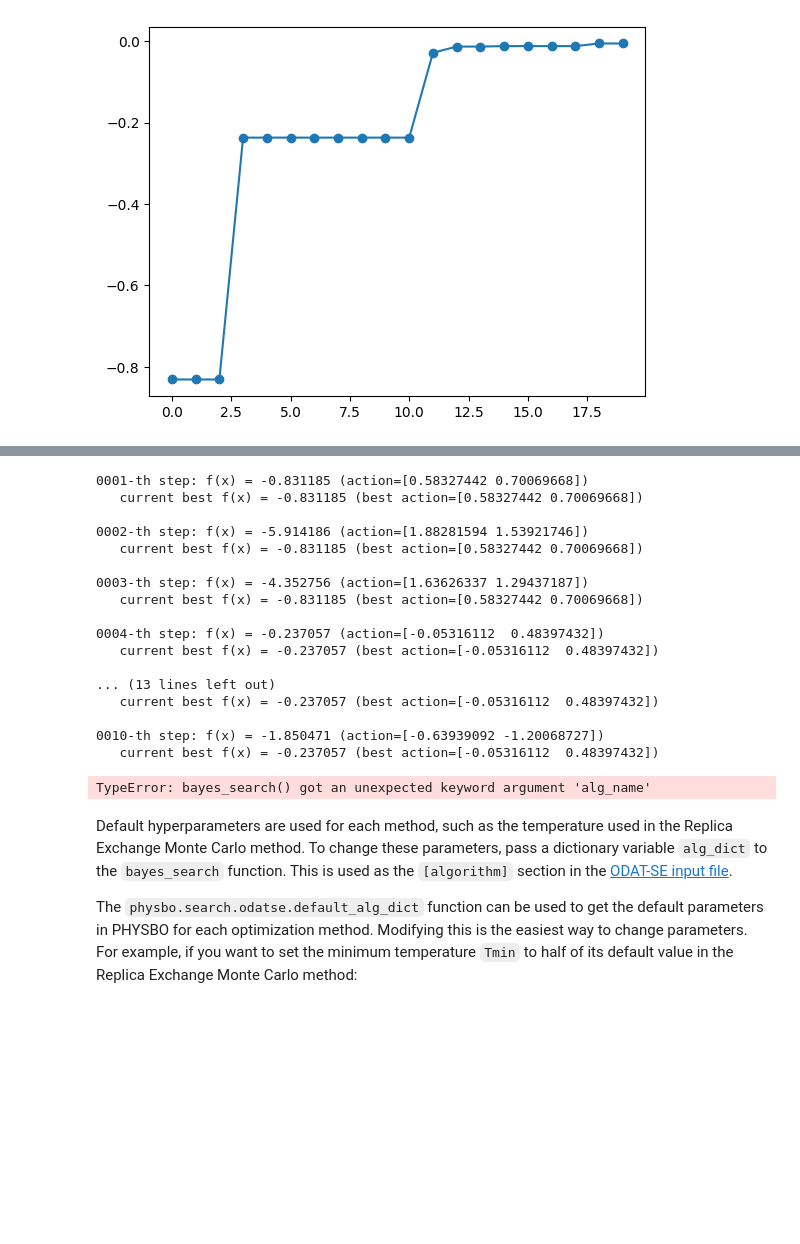
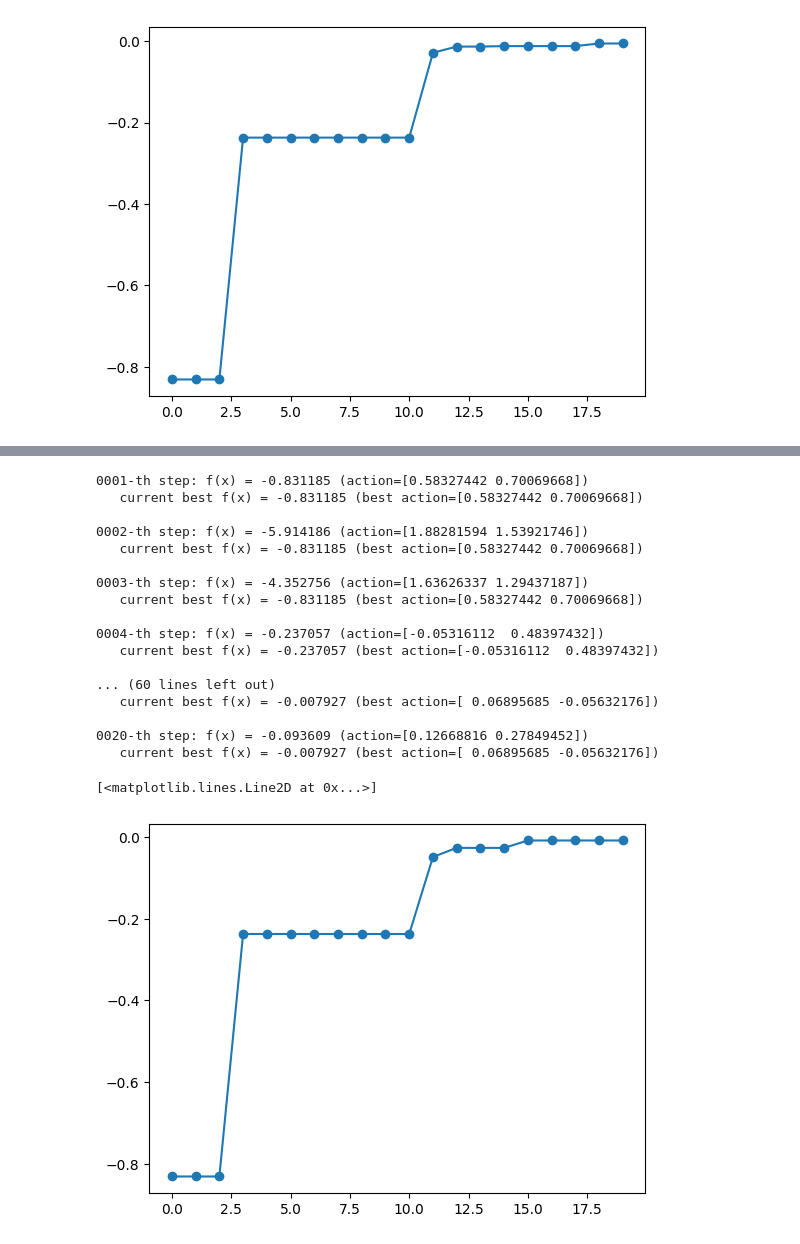
Before and after one commit to issp-center-dev/PHYSBO, a Jupyter notebook: docs/sphinx/manual/en/source/notebook/tutorial_range.ipynb, the cells around one changed output, grey strips where cells are left out. Drawn from its saved outputs; the diff is of its cells as text; code cells hidden in the pictures; blank space fills up the shorter version.

```diff
--- a/docs/sphinx/manual/en/source/notebook/tutorial_range.ipynb
+++ b/docs/sphinx/manual/en/source/notebook/tutorial_range.ipynb
@@ -108,33 +105,32 @@ For example, to perform optimization using the Replica Exchange Monte Carlo meth
 # %%
+random_optimizer = physbo.search.optimize.random.Optimizer(min_X=min_X, max_X=max_X, nsamples=100)
+
 policy = physbo.search.range.Policy(min_X=min_X, max_X=max_X)
 policy.set_seed(seed)
 policy.random_search(max_num_probes=10, simulator=simulator)
-res = policy.bayes_search(max_num_probes=10, simulator=simulator, alg_name="exchange", score="EI")
+
+res = policy.bayes_search(max_num_probes=10, simulator=simulator, score="EI", optimizer=random_optimizer)
 
 best_fx, best_X = res.export_sequence_best_fx()
 
 plt.plot(best_fx, "o-")
 # %% [output]
 0001-th step: f(x) = -0.831185 (action=[0.58327442 0.70069668])
    current best f(x) = -0.831185 (best action=[0.58327442 0.70069668])
 
 0002-th step: f(x) = -5.914186 (action=[1.88281594 1.53921746])
    current best f(x) = -0.831185 (best action=[0.58327442 0.70069668])
 
 0003-th step: f(x) = -4.352756 (action=[1.63626337 1.29437187])
    current best f(x) = -0.831185 (best action=[0.58327442 0.70069668])
 
 0004-th step: f(x) = -0.237057 (action=[-0.05316112  0.48397432])
    current best f(x) = -0.237057 (best action=[-0.05316112  0.48397432])
 
-... (13 lines left out)
-   current best f(x) = -0.237057 (best action=[-0.05316112  0.48397432])
+... (60 lines left out)
+   current best f(x) = -0.007927 (best action=[ 0.06895685 -0.05632176])
 
-0010-th step: f(x) = -1.850471 (action=[-0.63939092 -1.20068727])
-   current best f(x) = -0.237057 (best action=[-0.05316112  0.48397432])
+0020-th step: f(x) = -0.093609 (action=[0.12668816 0.27849452])
+   current best f(x) = -0.007927 (best action=[ 0.06895685 -0.05632176])
-TypeError: bayes_search() got an unexpected keyword argument 'alg_name'
+[<matplotlib.lines.Line2D at 0x...>]
+[figure, added]
-# %% [markdown]
-Default hyperparameters are used for each method, such as the temperature used in the Replica Exchange Monte Carlo method. To change these parameters, pass a dictionary variable `alg_dict` to the `bayes_search` function. This is used as the `[algorithm]` section in the [ODAT-SE input file](https://issp-center-dev.github.io/ODAT-SE/manual/main/ja/input.html).
-
-The `physbo.search.odatse.default_alg_dict` function can be used to get the default parameters in PHYSBO for each optimization method. Modifying this is the easiest way to change parameters.
-For example, if you want to set the minimum temperature `Tmin` to half of its default value in the Replica Exchange Monte Carlo method:
```
Also changed, not shown: parts of 16 cells of this notebook, 3 other files.
